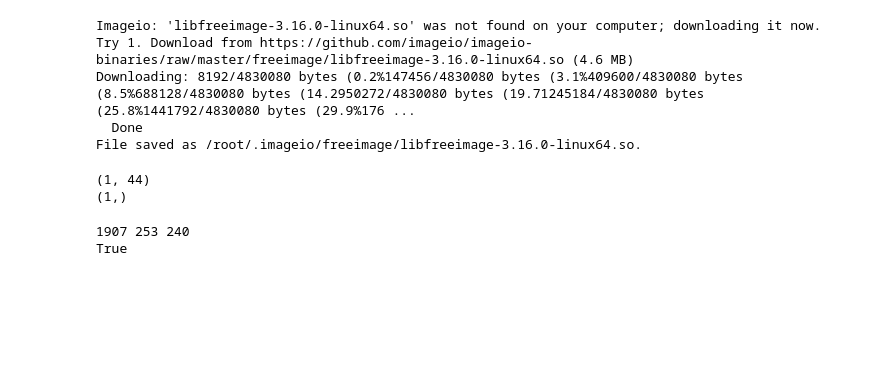
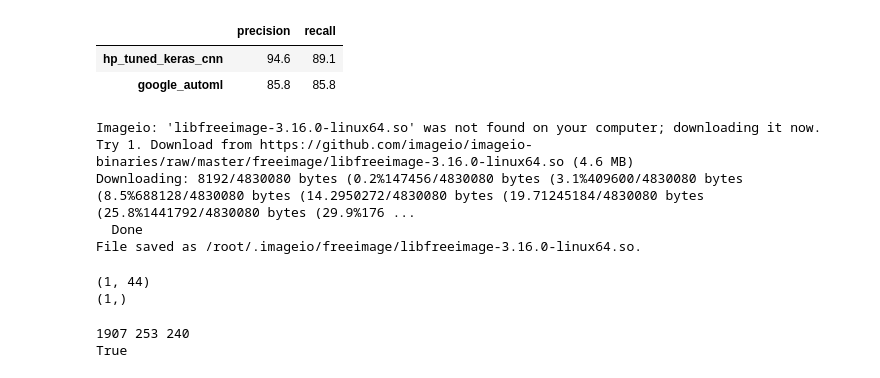
Before and after one commit to skeller88/big_earth_springboard_project, a Jupyter notebook: data_science/data_exploration.ipynb, the cells around one changed output. Cells and saved outputs as stored; diff of their text form; code cells hidden in the pictures; blank space fills up the shorter version.

```diff
--- a/data_science/data_exploration.ipynb
+++ b/data_science/data_exploration.ipynb
@@ -33,6 +33,12 @@ from tensorflow.keras.models import Model, load_model
 from tensorflow.keras.metrics import Accuracy
 
 from data_engineering.dask_image_stats_collector import stats_for_numpy_images
+# %%
+pd.DataFrame({'precision': [94.6, 85.8], 'recall': [89.1, 85.8]}, index=['hp_tuned_keras_cnn', 'google_automl'])
+# %% [output]
+|  | precision | recall |
+| hp_tuned_keras_cnn | 94.6 | 89.1 |
+| google_automl | 85.8 | 85.8 |
 # %%
 imageio.plugins.freeimage.download()
 # %% [output]
```
Also changed, not shown: 2 other files.
